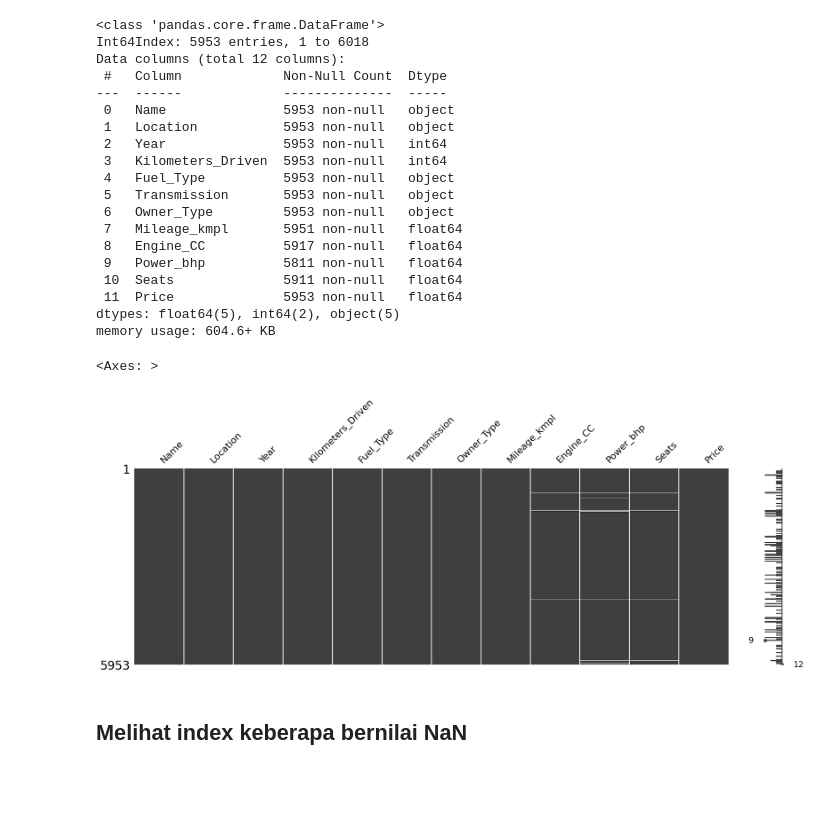
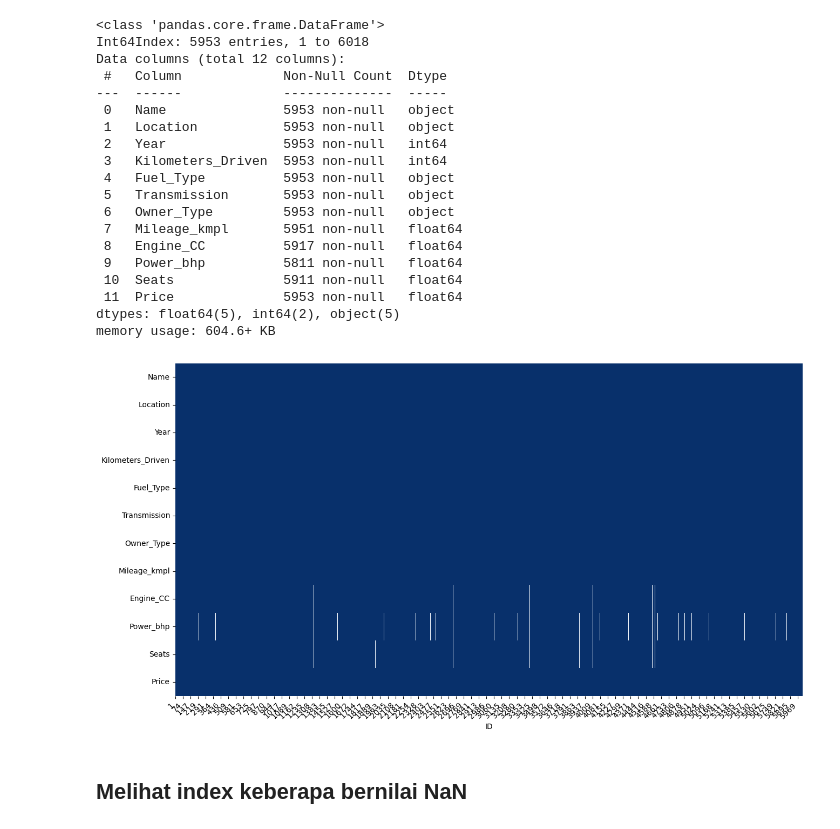
Before and after one commit to AlifianFatahillah/Data-Analisis, a Jupyter notebook: Analisis Car Data.ipynb, the cells around one changed output. Saved outputs shown, nothing was run; the diff lists cells and outputs as text; code cells hidden in the pictures; blank space fills up the shorter version.

```diff
--- a/Analisis Car Data.ipynb
+++ b/Analisis Car Data.ipynb
@@ -64,11 +64,10 @@ Data columns (total 12 columns):
  11  Price              5953 non-null   float64
 dtypes: float64(5), int64(2), object(5)
 memory usage: 604.6+ KB
-# %%
-mno.matrix(df, figsize=(20,6))
-# %% [output]
-<Axes: >
-[figure, removed]
+# %%
+plot_missing_value (df)
+# %% [output]
+[figure, added]
 # %% [markdown]
 ## Melihat index keberapa bernilai NaN
 # %%
```
Also changed, not shown: parts of 15 cells of this notebook.
